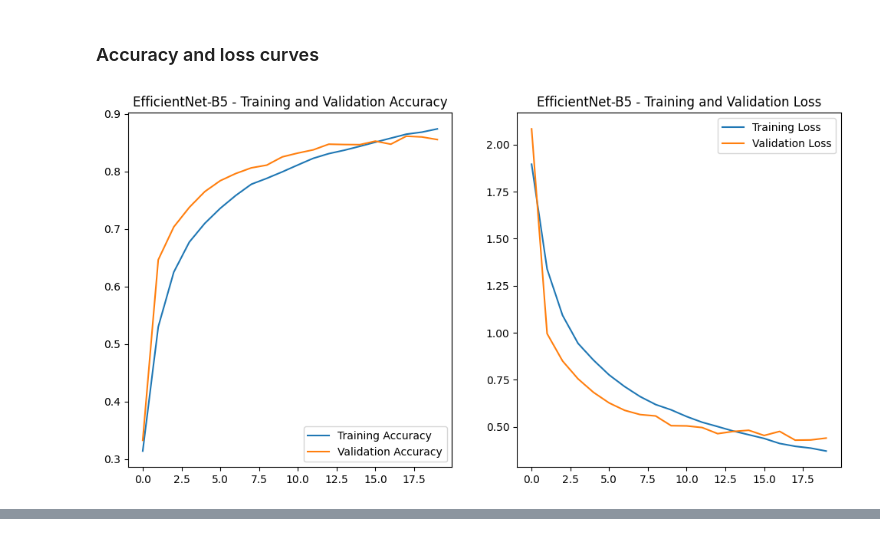
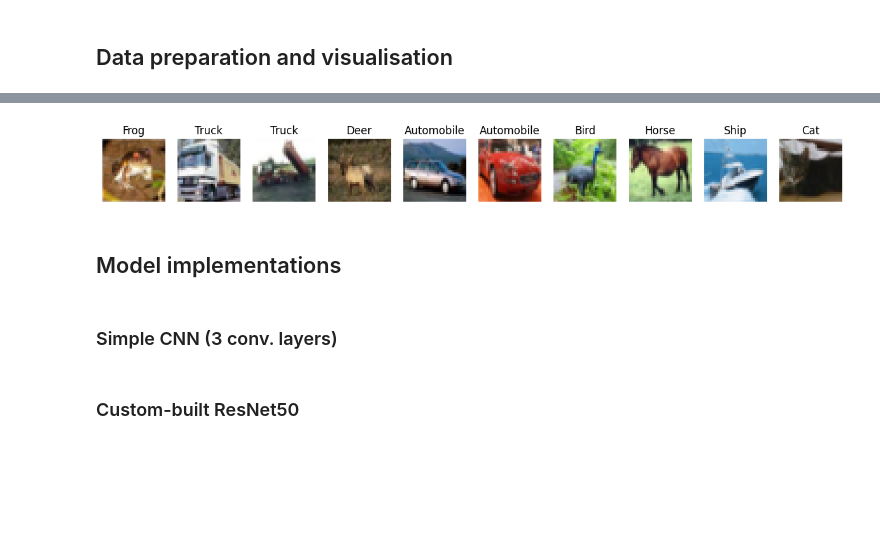
Before and after one commit to trashsock/comp_sci_7318_UoA, a Jupyter notebook: assn2.ipynb, the cells around one changed output, grey strips where cells are left out. Drawn from its saved outputs; the diff is of its cells as text; code cells hidden in the pictures; blank space fills up the shorter version.

```diff
--- a/assn2.ipynb
+++ b/assn2.ipynb
@@ -365,7 +26,0 @@ Test accuracy: 0.8553
-# %% [markdown]
-### Accuracy and loss curves
-# %%
-# Plot the accuracy and loss curves
-plot_history(history, 'EfficientNet-B5')
-# %% [output]
-[figure, removed]
@@ -371,0 +44,27 @@ plot_history(history, 'EfficientNet-B5')
+# %% [markdown]
+## Data preparation and visualisation
+# %%
+# Load CIFAR-10 data
+(x_train, y_train), (x_test, y_test) = tf.keras.datasets.cifar10.load_data()
+
+# Normalize pixel values
+x_train, x_test = x_train / 255.0, x_test / 255.0
+
+# Data augmentation
+datagen = ImageDataGenerator(
+    rotation_range=15,
+    width_shift_range=0.1,
+    height_shift_range=0.1,
+    horizontal_flip=True
+)
+datagen.fit(x_train)
+
+# Visualize some samples
+class_names = ['Airplane', 'Automobile', 'Bird', 'Cat', 'Deer', 'Dog', 'Frog', 'Horse', 'Ship', 'Truck']
+fig, axes = plt.subplots(1, 10, figsize=(15, 15))
+for i, ax in enumerate(axes):
+    ax.imshow(x_train[i])
+    ax.set_title(class_names[y_train[i][0]])
+    ax.axis('off')
+plt.show()
+# %% [output]
@@ -371,0 +73,5 @@ plot_history(history, 'EfficientNet-B5')
+[figure, added]
+# %% [markdown]
+## Model implementations
+# %% [markdown]
+### Simple CNN (3 conv. layers)
@@ -371,0 +94,2 @@ plot_history(history, 'EfficientNet-B5')
+# %% [markdown]
+### Custom-built ResNet50
```
Also changed, not shown: parts of 64 cells of this notebook.
